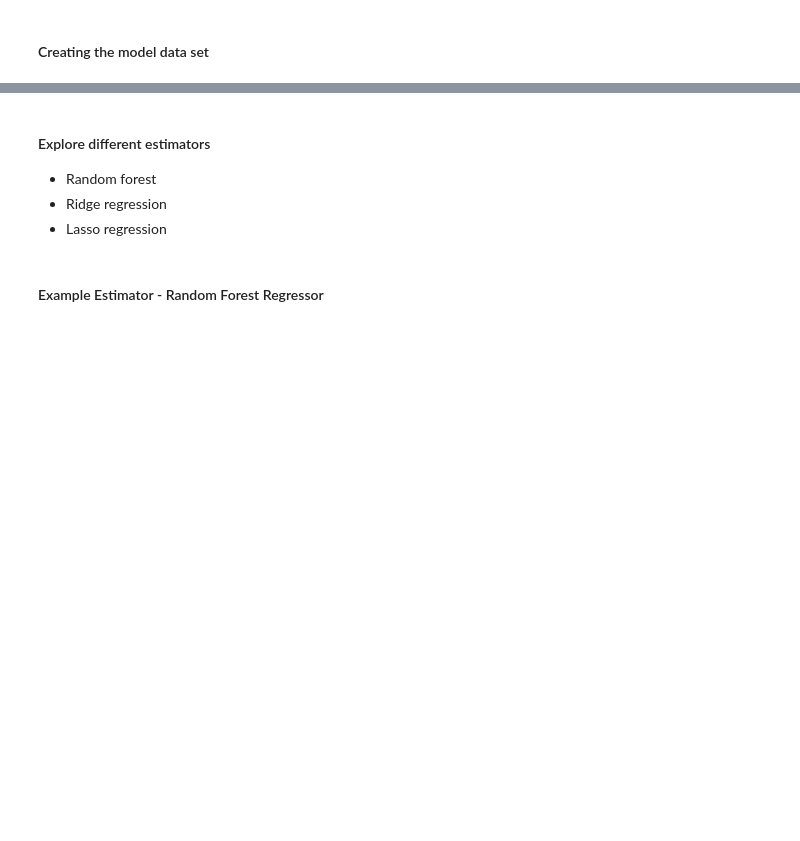
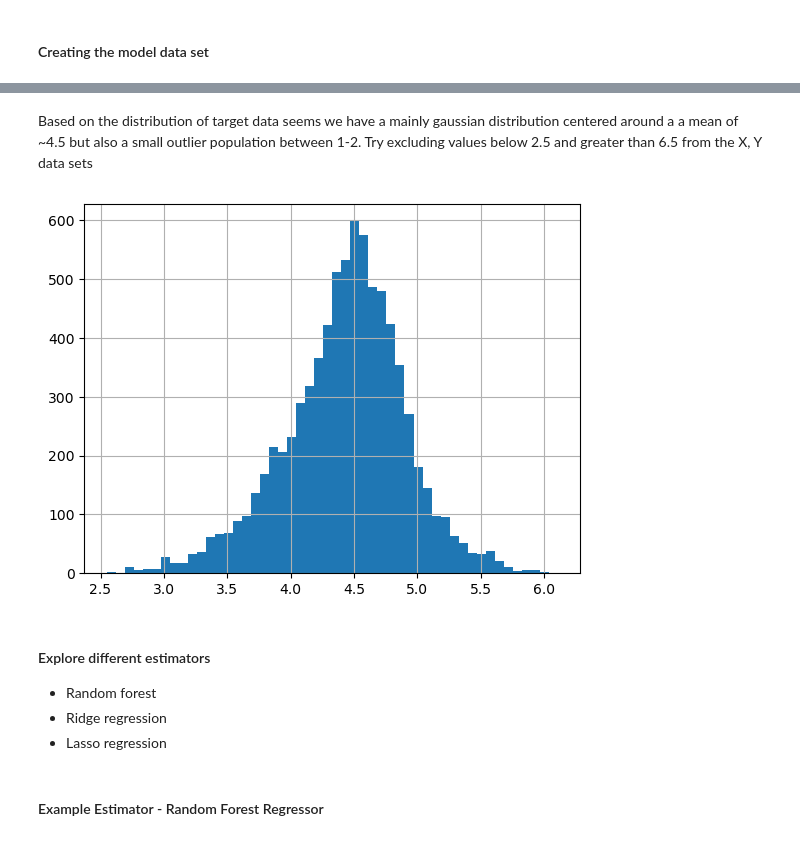
Before and after one commit to ChrisCollison/spectrum, a Jupyter notebook: example_estimators_mordred.ipynb, the cells around one changed output, grey strips where cells are left out. Drawn from its saved outputs; the diff is of its cells as text; code cells hidden in the pictures; blank space fills up the shorter version.

```diff
--- a/example_estimators_mordred.ipynb
+++ b/example_estimators_mordred.ipynb
@@ -24,0 +32,10 @@ X_train, X_test, y_train, y_test = get_chromophore_train_test_data(
+# %% [markdown]
+Based on the distribution of target data seems we have a mainly gaussian distribution centered around a a mean of ~4.5 but also a small outlier population between 1-2.  Try excluding values below 2.5 and greater than 6.5 from the X, Y data sets
+# %%
+X_data, y_data = trim_outliers(X_data, y_data, min_max_values=(2.5, 6.5))
+
+# Show distribution of target variable after trimming
+y_data.hist(bins=50)
+plt.show()
+# %% [output]
+[figure, added]
```
Also changed, not shown: parts of 12 cells of this notebook, 10 other files.
